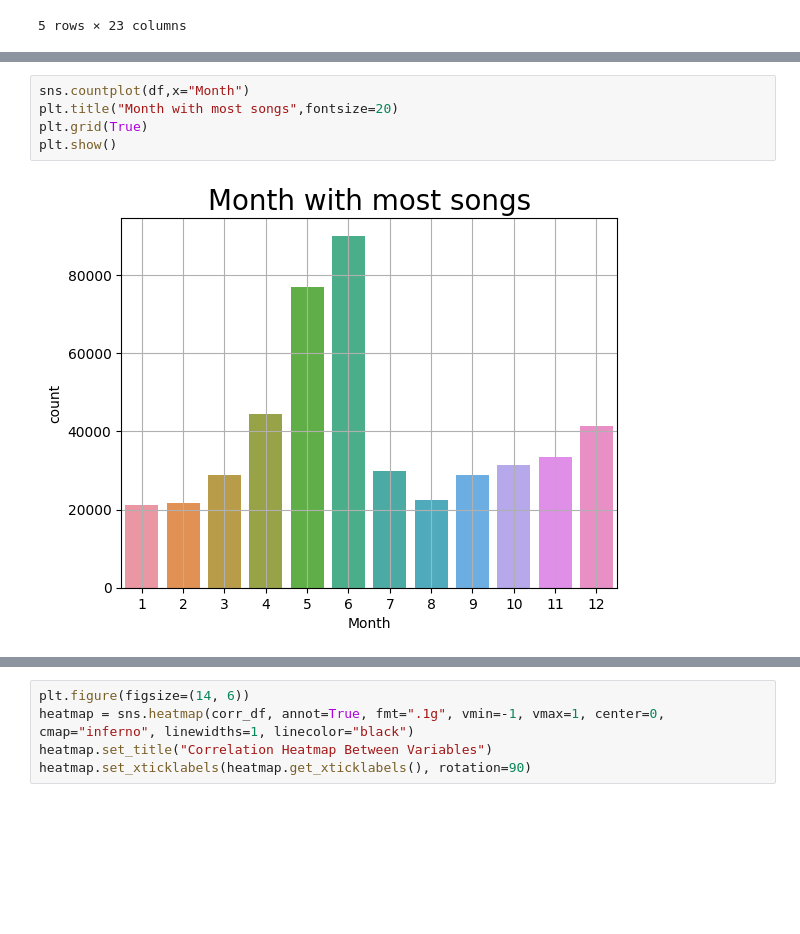
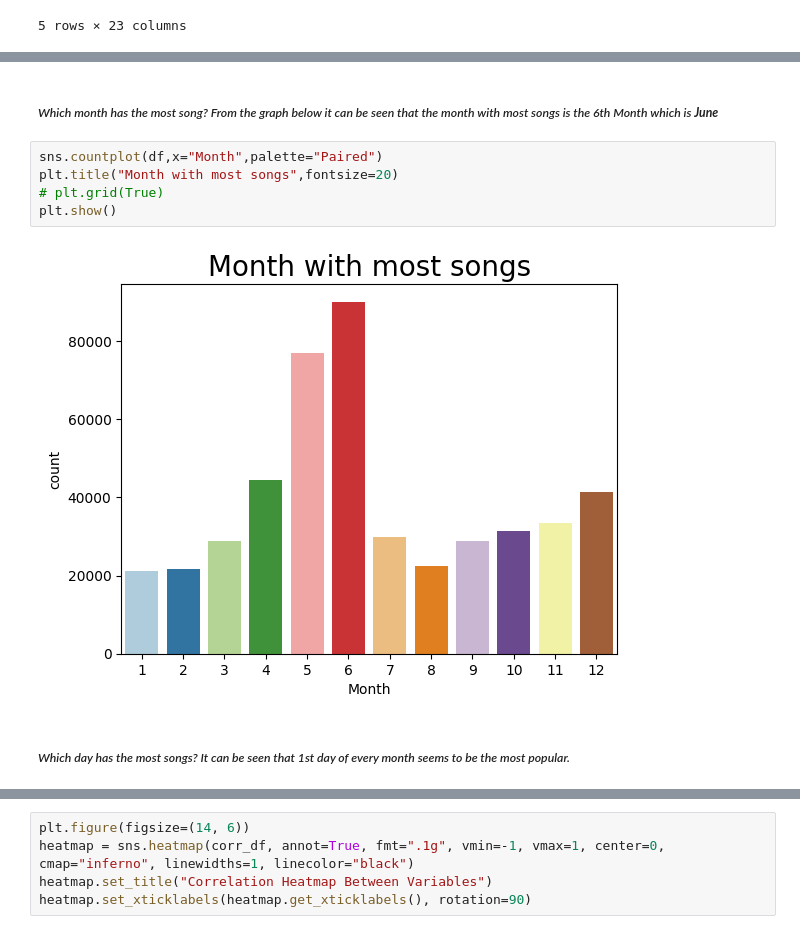
Before and after one commit to Bandoh/Data-Science-Projects, a Jupyter notebook: Music Analysis/01/start.ipynb, the cells around one changed output, grey strips where cells are left out. Saved outputs shown, nothing was run; the diff lists cells and outputs as text; blank space fills up the shorter version.

```diff
--- a/Music Analysis/01/start.ipynb
+++ b/Music Analysis/01/start.ipynb
@@ -108,9 +120,13 @@ plt.show()
+# %% [markdown]
+##### _Which month has the most song? From the graph below it can be seen that the month with most songs is the 6th Month which is **June**_
 # %%
-sns.countplot(df,x="Month")
+sns.countplot(df,x="Month",palette="Paired")
 plt.title("Month with most songs",fontsize=20)
-plt.grid(True)
+# plt.grid(True)
 plt.show()
 # %% [output]
-[figure, old version]
+[figure, new version]
+# %% [markdown]
+##### _Which day has the most songs? It can be seen that 1st day of every month seems to be the most popular._
 # %%
 plt.figure(figsize=(10,6))
```
Also changed, not shown: parts of 31 cells of this notebook.
